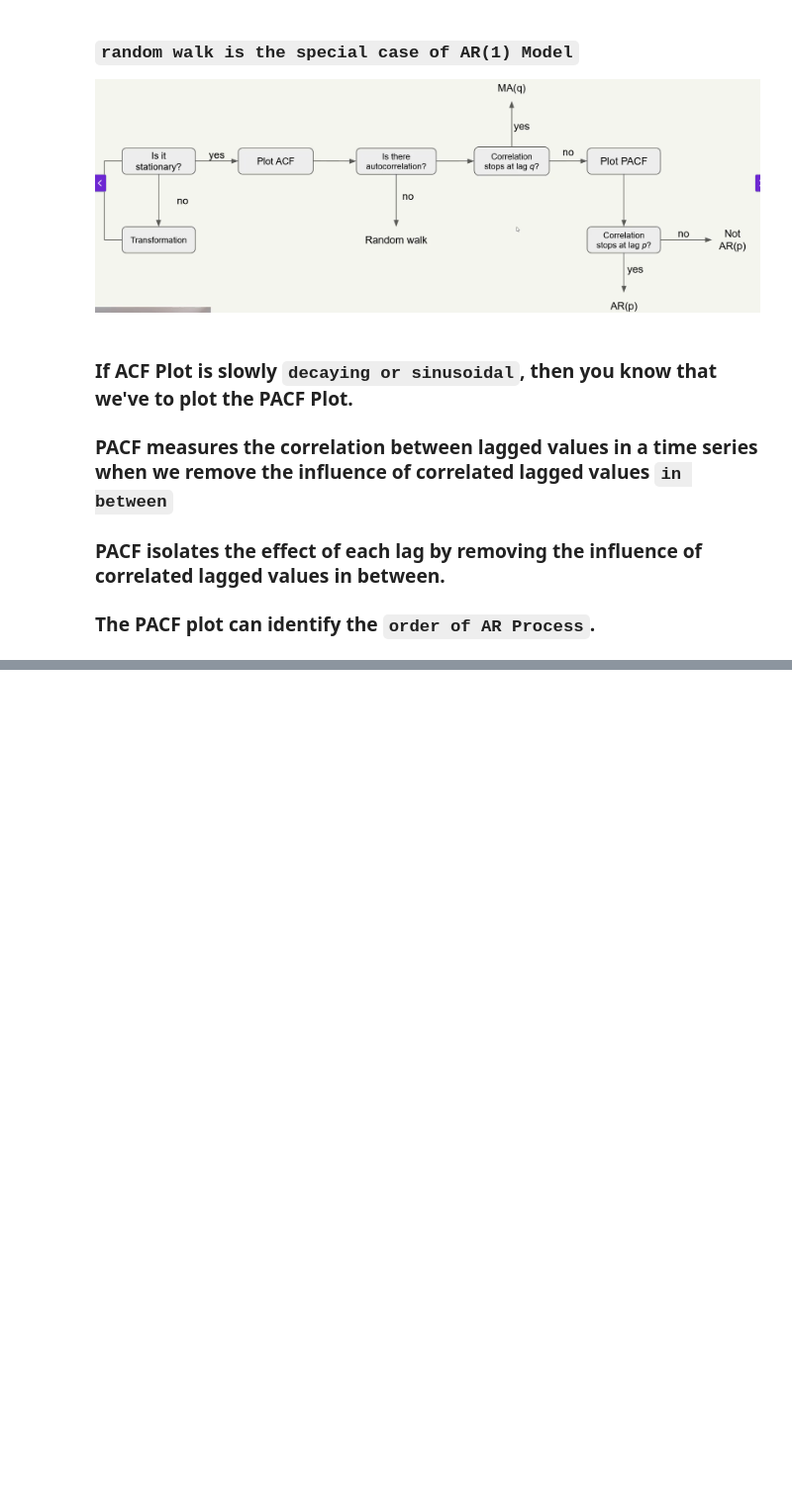
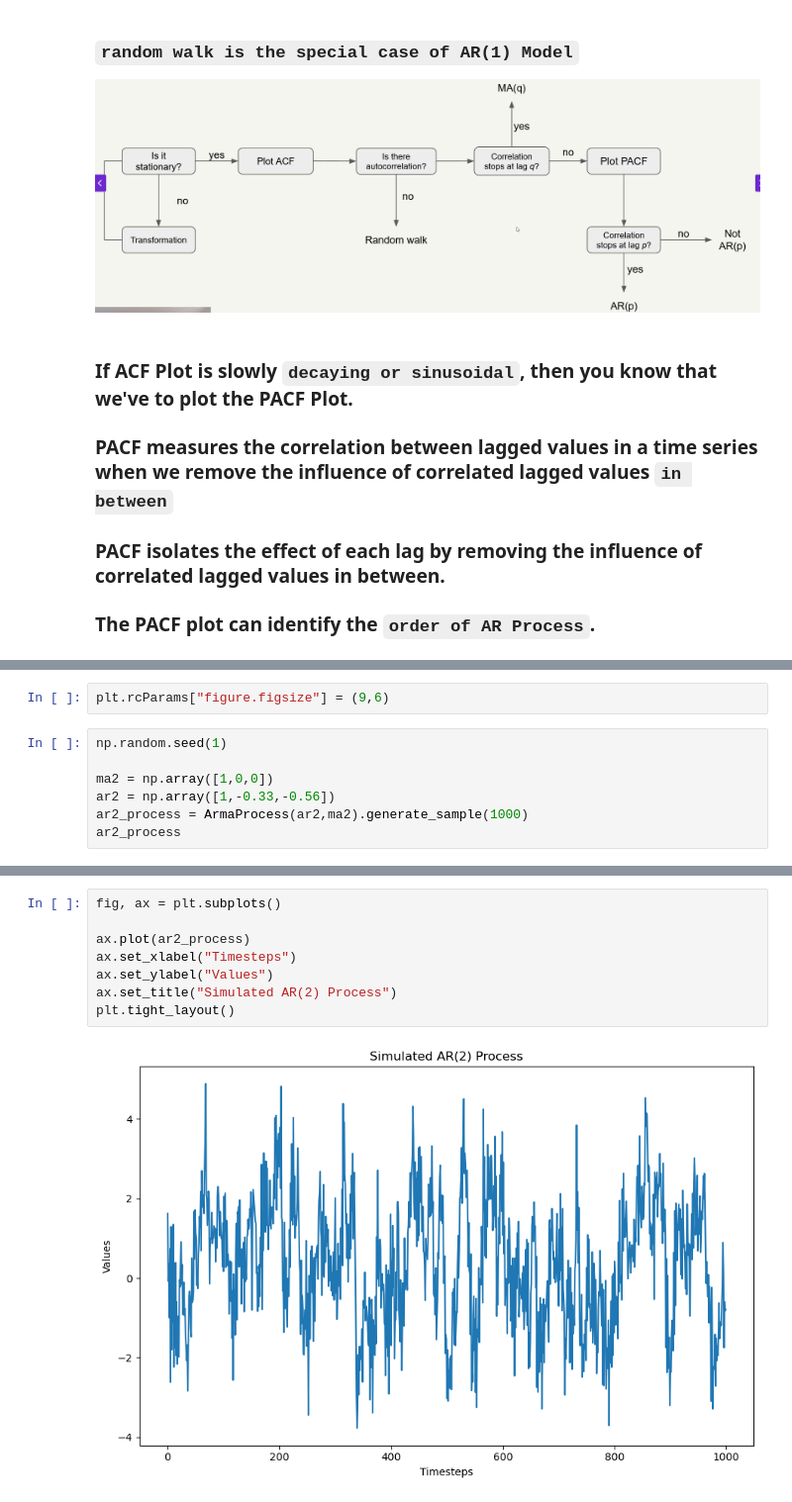
Before and after one commit to tharani001/TimeSeriesForecasting, a Jupyter notebook: ARIMA-forecasting/AR-Process.ipynb, the cells around one changed output, grey strips where cells are left out. Shown at 99% size. Saved outputs shown, nothing was run; the diff lists cells and outputs as text; blank space fills up the shorter version.

Commit message:
forecase AR Process

```diff
--- a/ARIMA-forecasting/AR-Process.ipynb
+++ b/ARIMA-forecasting/AR-Process.ipynb
@@ -21,0 +30,9 @@
+# %%
+plt.rcParams["figure.figsize"] = (9,6)
+# %%
+np.random.seed(1)
+
+ma2 = np.array([1,0,0])
+ar2 = np.array([1,-0.33,-0.56])
+ar2_process = ArmaProcess(ar2,ma2).generate_sample(1000)
+ar2_process
@@ -21,0 +57,10 @@
+# %%
+fig, ax = plt.subplots()
+
+ax.plot(ar2_process)
+ax.set_xlabel("Timesteps")
+ax.set_ylabel("Values")
+ax.set_title("Simulated AR(2) Process")
+plt.tight_layout()
+# %% [output]
+[figure, added]
```
Also changed, not shown: parts of 12 cells of this notebook.
